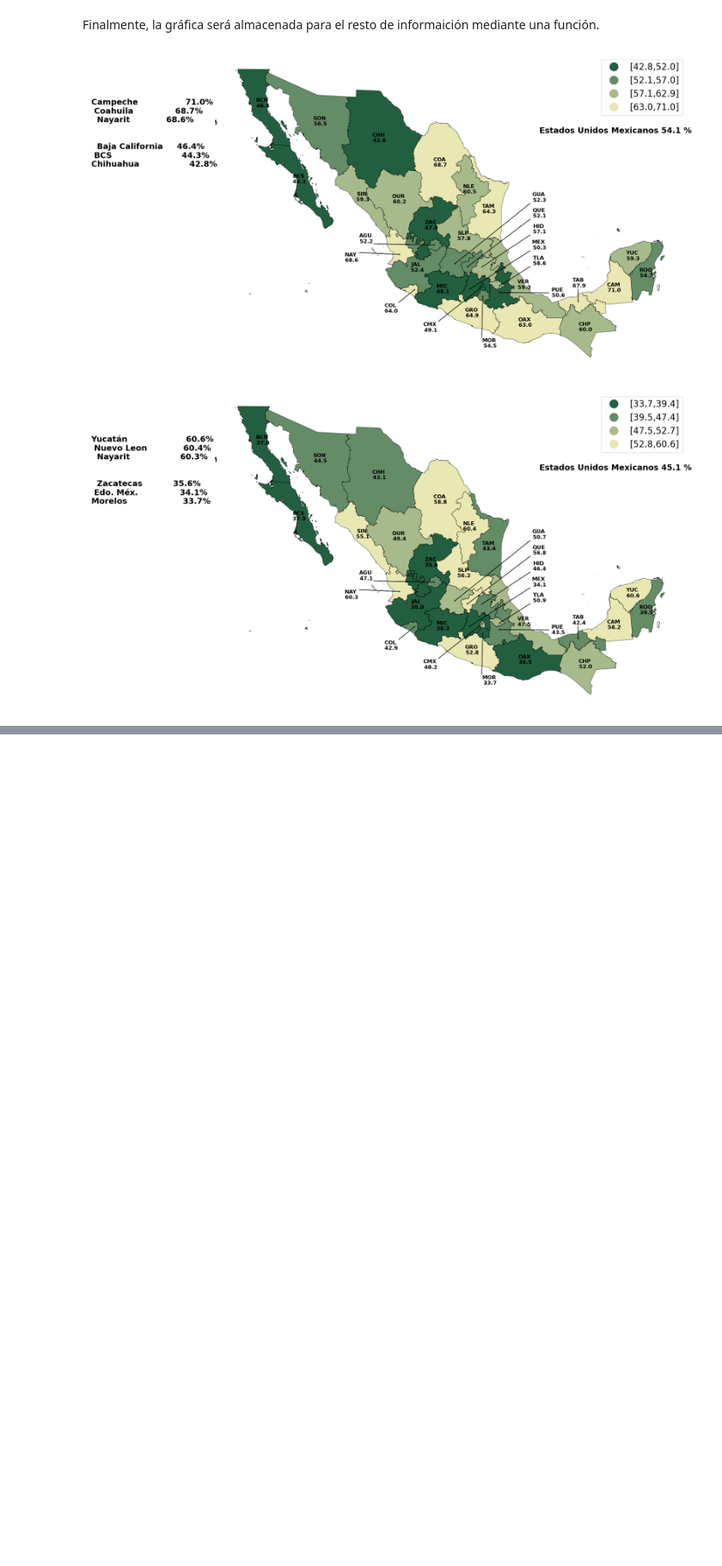
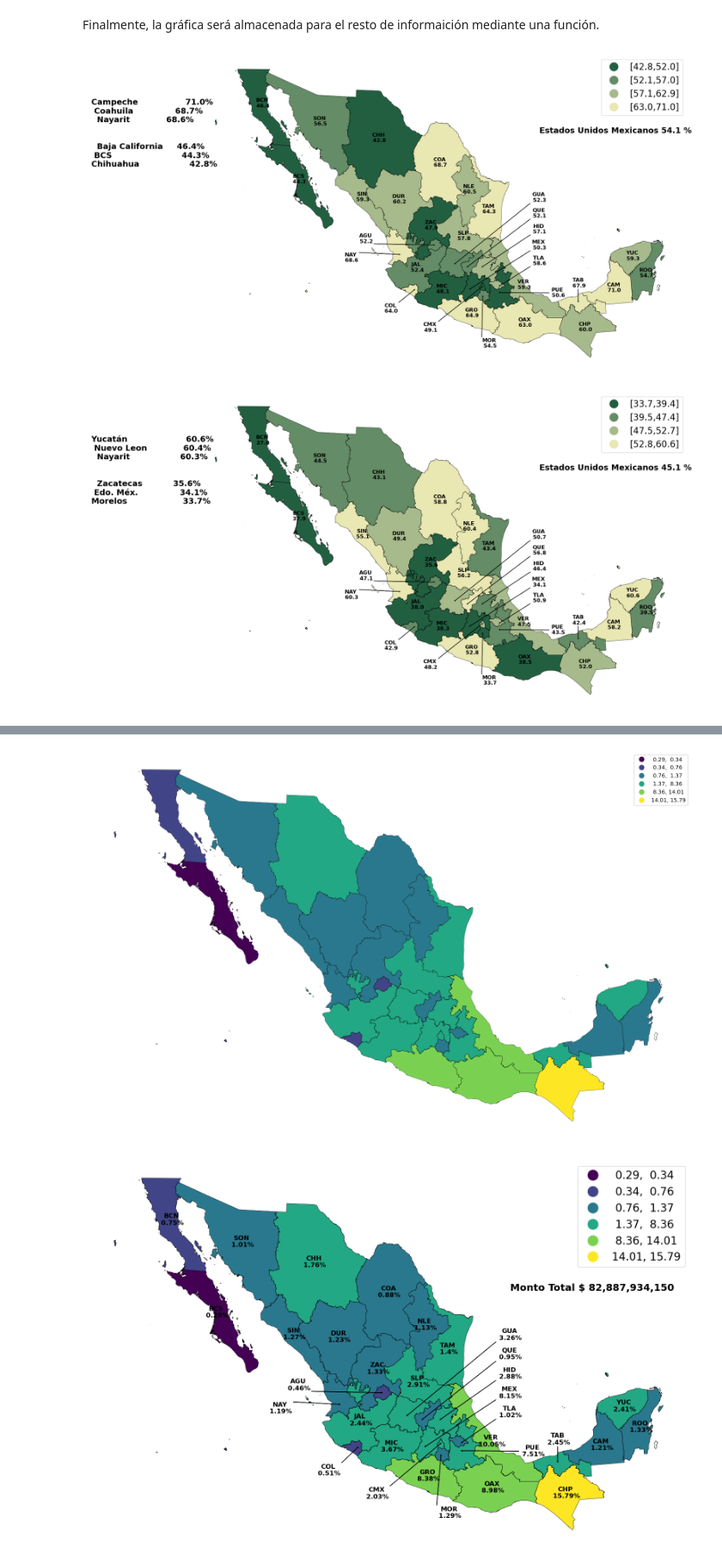
Before and after one commit to Dust1920/SIM26, a Jupyter notebook: visualization/maps_mexico.ipynb, the cells around one changed output, grey strips where cells are left out. Shown at 86% size. Cells and saved outputs as stored; diff of their text form; code cells hidden in the pictures; blank space fills up the shorter version.

Commit message:
mapas

```diff
--- a/visualization/maps_mexico.ipynb
+++ b/visualization/maps_mexico.ipynb
@@ -223,7 +223,7 @@ Ahora, llenaremos los datos. Consulte la carpeta download, en la parte de ENCIG
 # %%
 import pandas as pd
 
-data = pd.read_excel("..\\tidy_data\\Confianza\\MuchaAlgoConfianza.xlsx")
+data = pd.read_excel("..\\tidy_data\\Revista\\MuchaAlgoConfianza.xlsx")
 data.columns = ['NOMGEO',data.columns[1], data.columns[2]]
 data.iloc[15,0] = 'México'
 data
@@ -546,0 +599,71 @@ mexico_map(cmap_revista, 'Conf-Cat-GE', mexico_conf, ad_data = 'Gobierno Estatal
+# %%
+mexico_fis = mexico.copy()
+mexico_fis.loc[:, 'FIS %'] = list(fis_data['ANUAL %'])
+
+fismex_perc, ax = plt.subplots(figsize = (20,20))
+mexico_fis.plot('FIS %', scheme = 'percentiles', cmap = cmap_test, legend=True, ax = ax,
+                legend_kwds = {})
+mexico_fis.boundary.plot(lw= 0.3, color = 'black', ax = ax)
+ax.set_axis_off()
+
+# fismex_abs, ax = plt.subplots()
+# mexico_fis.plot('FISDMF2022',figsize = (20,20), scheme = 'percentiles', legend=True, ax = ax,
+#                 legend_kwds={'fontsize' : 8})
+# ax.set_axis_off()
+
+def mexico_map_2(colors: ListedColormap, col_data: str, mexico_df: gpd.GeoDataFrame, **kwargs):
+    title = kwargs.get('title', None)
+    if title == None:
+        title = ""
+    data2 = kwargs.get('ad_data',None)
+    data_text = kwargs.get('ad_text', None)
+    saving = kwargs.get('path',None)
+    arrow_positions = [(0.490, 0.400), (0.450, 0.260), (0.587, 0.270),
+                    (0.530, 0.340), (0.585, 0.330), (0.560, 0.260),
+                    (0.587, 0.240), (0.420, 0.370), (0.620, 0.250),
+                    (0.555, 0.330), (0.780, 0.220), (0.620, 0.270)]
+    texti_positions = [(0.350, 0.420), (0.400, 0.200), (0.480, 0.140),
+                    (0.700, 0.550), (0.700, 0.450), (0.700, 0.400),
+                    (0.600, 0.090), (0.320, 0.360), (0.738, 0.249),
+                    (0.700, 0.500), (0.780, 0.280), (0.700, 0.350)]
+    mapa, ax = plt.subplots(figsize = (20,20))
+    mexico_df.plot(col_data, cmap = colors, ax = ax, scheme = 'percentiles',
+                    legend=True, legend_kwds = {
+                        'fontsize': 20,
+                        'markerscale':2,
+                    })
+
+    mexico_df.boundary.plot(lw=0.5, color='black', ax=ax)
+    ax.set_axis_off()
+    ax.set_title(title, fontsize = 30)
+
+    ax.text(x = 0, y = 1.6e6, s = data_text, fontsize = 18, weight = 'bold')
+
+    area_limit = mexico_df.geometry.area['Yucatán']
+    mini = 0
+    if data2 != None:
+        col_data = data2
+    ax.text(x = 3.2e6,
+            y = 1.7e6,
+            fontsize = 18,
+            weight = 'bold',
+            s = f'Monto Total $ {int(fisdmf2022.iloc[0,0]):,}')
+    for estado in mexico_df.index:
+        if estado == 'Estados Unidos Mexicanos':
+            continue
+        if mexico_df.geometry.area[estado] >= area_limit:
+            text_block(mexico_df.loc[estado,'Abreviatura'] + f"\n {round(mexico_df.loc[estado, col_data],2)}%",
+                    mexico_df.loc[estado,:].geometry.centroid.coords[0], ax)
+        else:
+            _ = arrow(mexico_df.loc[estado,'Abreviatura'] + f"\n {round(mexico_df.loc[estado, col_data],2)}%",
+                    arrow_positions[mini], texti_positions[mini], ax)
+            mini +=1
+
+    if saving !=None:
+        plt.savefig(saving)
+
+
+mexico_map_2(cmap_test, 'FIS %', mexico_fis)
+# %% [output]
+[figure, added]
+[figure, added]
```
Also changed, not shown: parts of 4 cells of this notebook, 5 other files.
